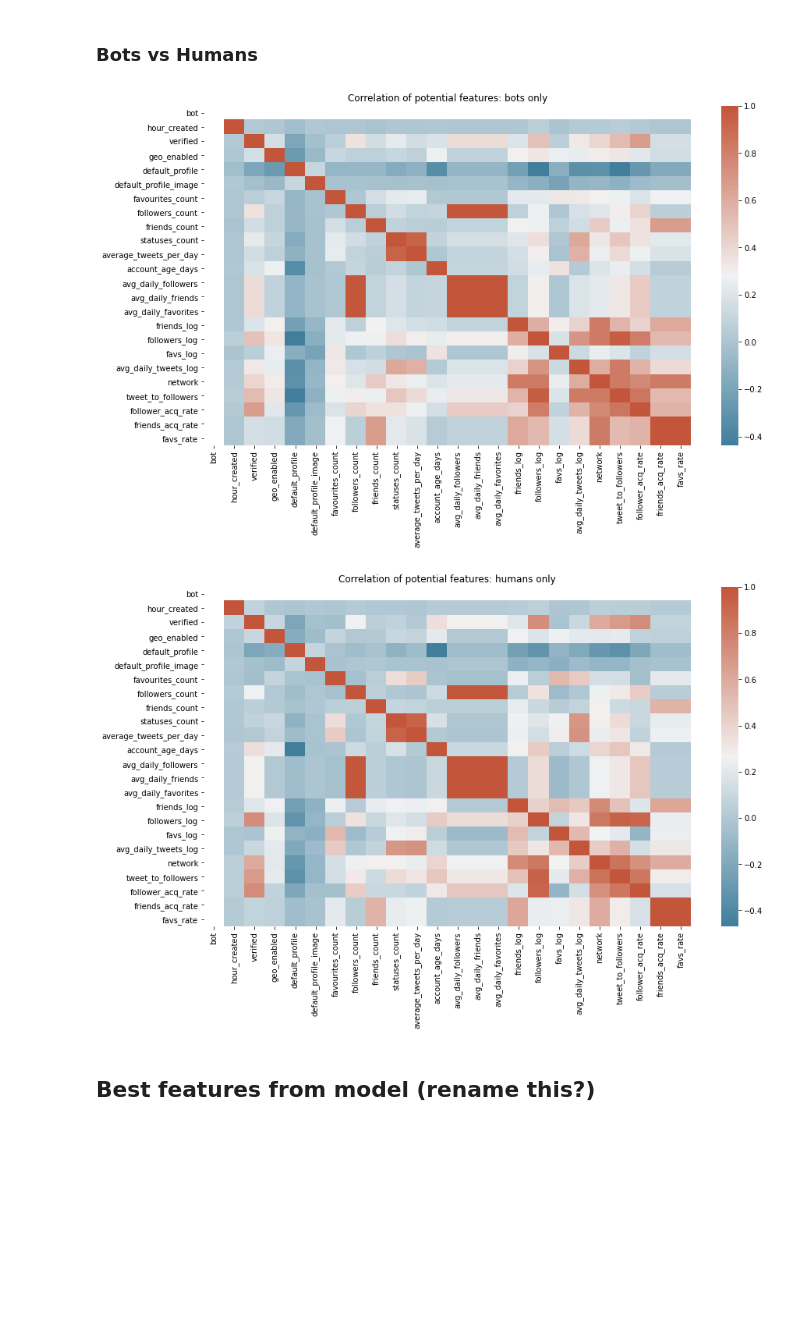
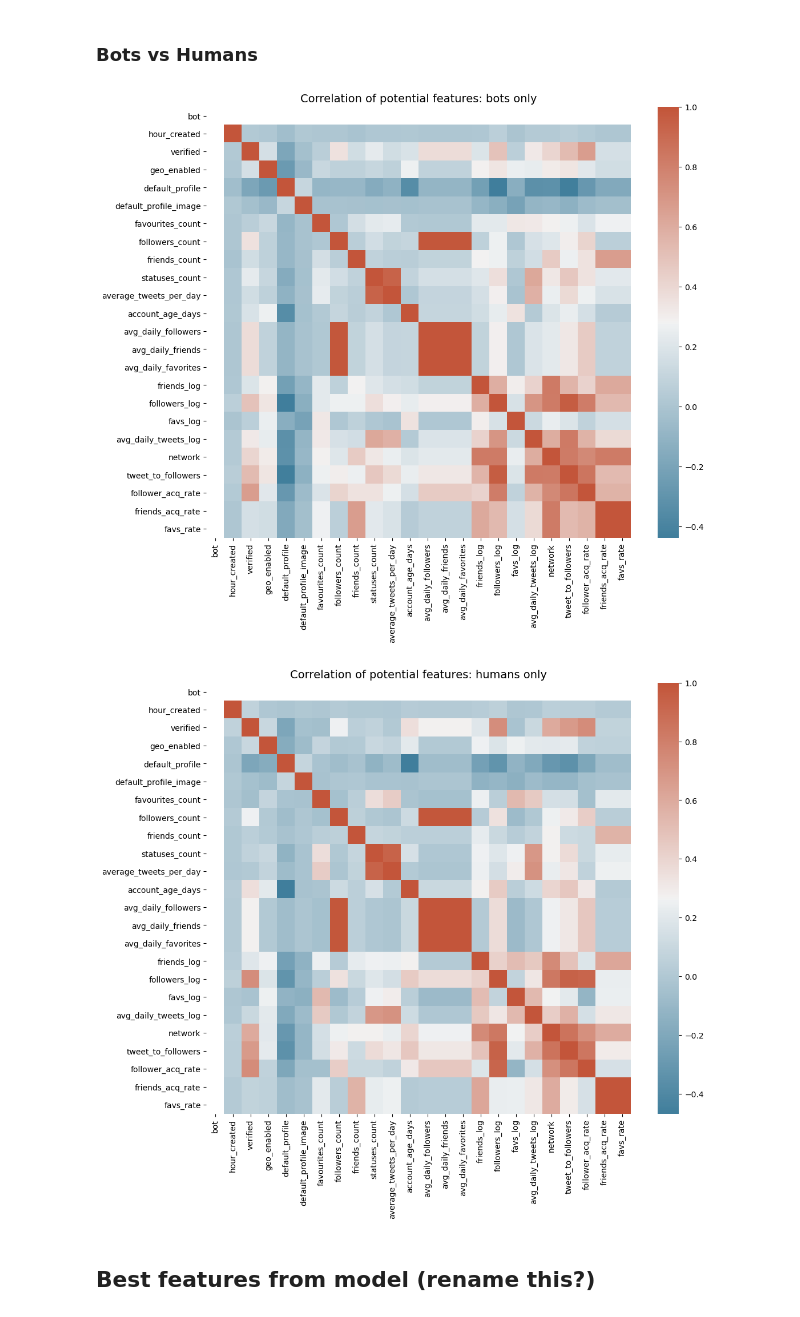
Before and after one commit to scrapfishies/twitter-bot-detection, a Jupyter notebook: eda.ipynb, the cells around one changed output. Saved outputs shown, nothing was run; the diff lists cells and outputs as text; code cells hidden in the pictures; blank space fills up the shorter version.

```diff
--- a/eda.ipynb
+++ b/eda.ipynb
@@ -272,21 +319,21 @@ plt.title('Correlation of potential features: all data');
 bots = df[df['bot'] == 1]
 humans = df[df['bot'] == 0]
 # %%
-plt.figure(figsize=(14,8))
+plt.figure(figsize=(12,10), dpi=100)
 cmap = sns.diverging_palette(230, 20, as_cmap=True)
 
 sns.heatmap(bots.corr(), cmap=cmap, annot=False)
-plt.title('Correlation of potential features: bots only');
+plt.title('Correlation of potential features: bots only', fontsize=14);
 # %% [output]
-[figure, old version]
+[figure, new version]
 # %%
-plt.figure(figsize=(14,8))
+plt.figure(figsize=(12,10), dpi=100)
 cmap = sns.diverging_palette(230, 20, as_cmap=True)
 
 sns.heatmap(humans.corr(), cmap=cmap, annot=False)
-plt.title('Correlation of potential features: humans only');
+plt.title('Correlation of potential features: humans only', fontsize=14);
 # %% [output]
-[figure, old version]
+[figure, new version]
 # %% [markdown]
 ## Best features from model (rename this?)
 # %%
```
Also changed, not shown: parts of 18 cells of this notebook, 3 other files.
